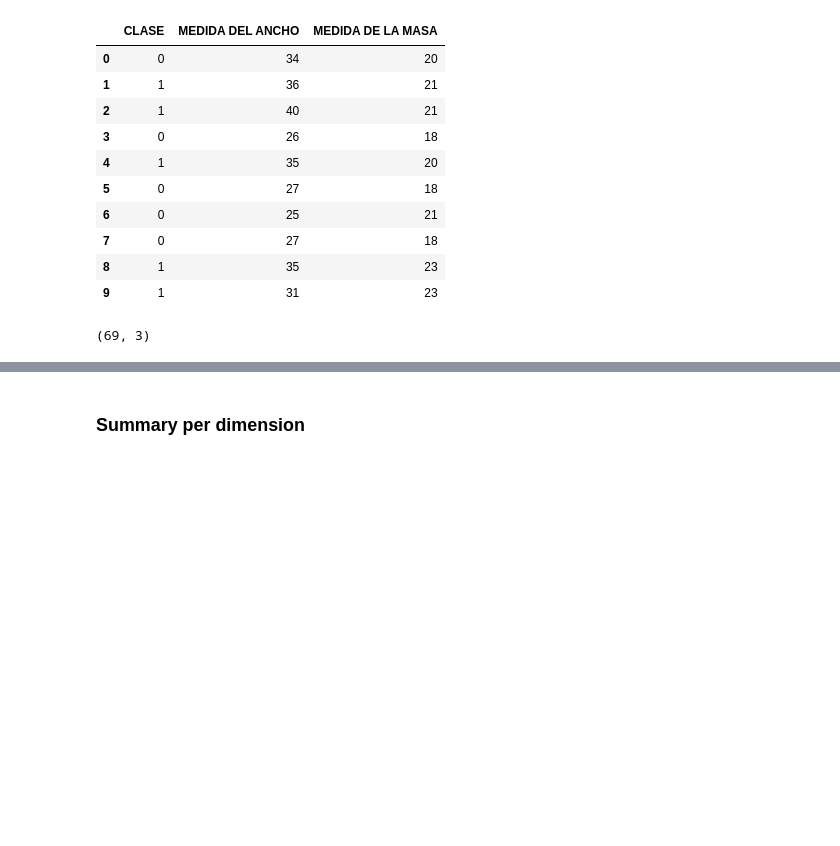
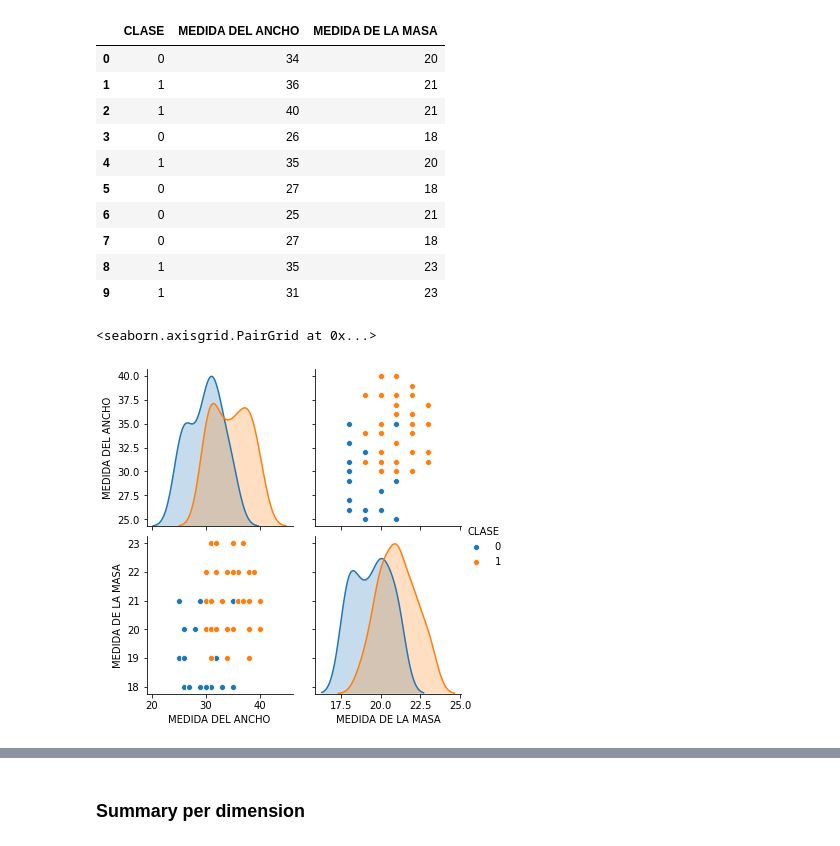
Before and after one commit to ArcezD/python-data-analisis-notebooks, a Jupyter notebook: Tarea 3 ClasificadorDePeces.ipynb, the cells around one changed output, grey strips where cells are left out. Drawn from its saved outputs; the diff is of its cells as text; code cells hidden in the pictures; blank space fills up the shorter version.

```diff
--- a/Tarea 3 ClasificadorDePeces.ipynb
+++ b/Tarea 3 ClasificadorDePeces.ipynb
@@ -43,4 +59,6 @@ train_dataset.head(n=10)
-# %%
-dataset.shape
-# %% [output]
-(69, 3)
+# %%
+## Plot the data using seaborn pairplot
+sns.pairplot(train_dataset, hue='CLASE')
+# %% [output]
+<seaborn.axisgrid.PairGrid at 0x...>
+[figure, added]
```
Also changed, not shown: parts of 19 cells of this notebook.
